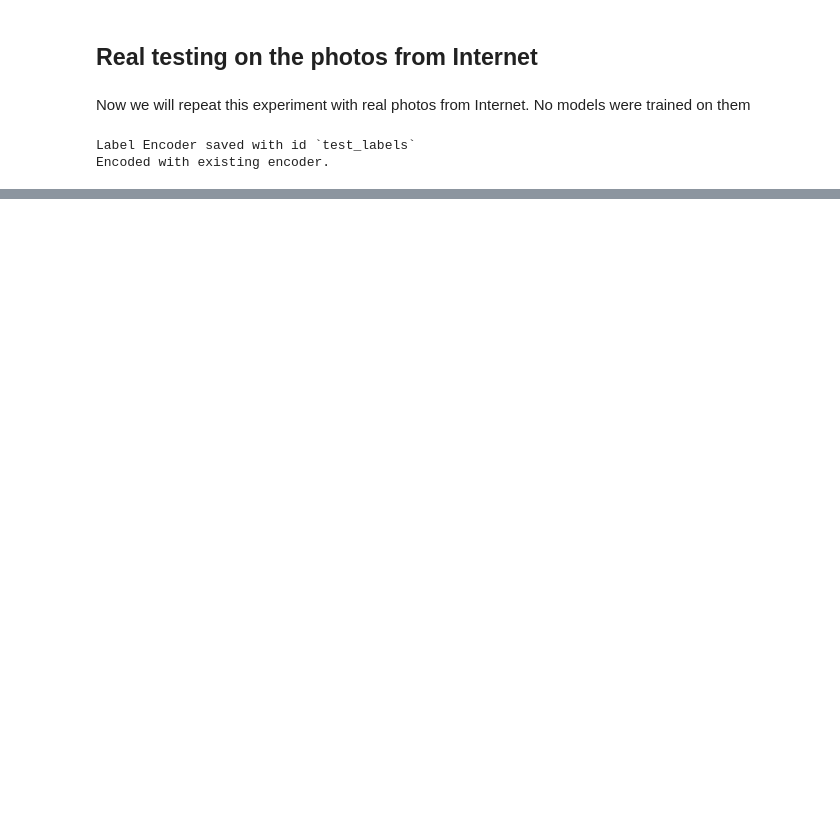
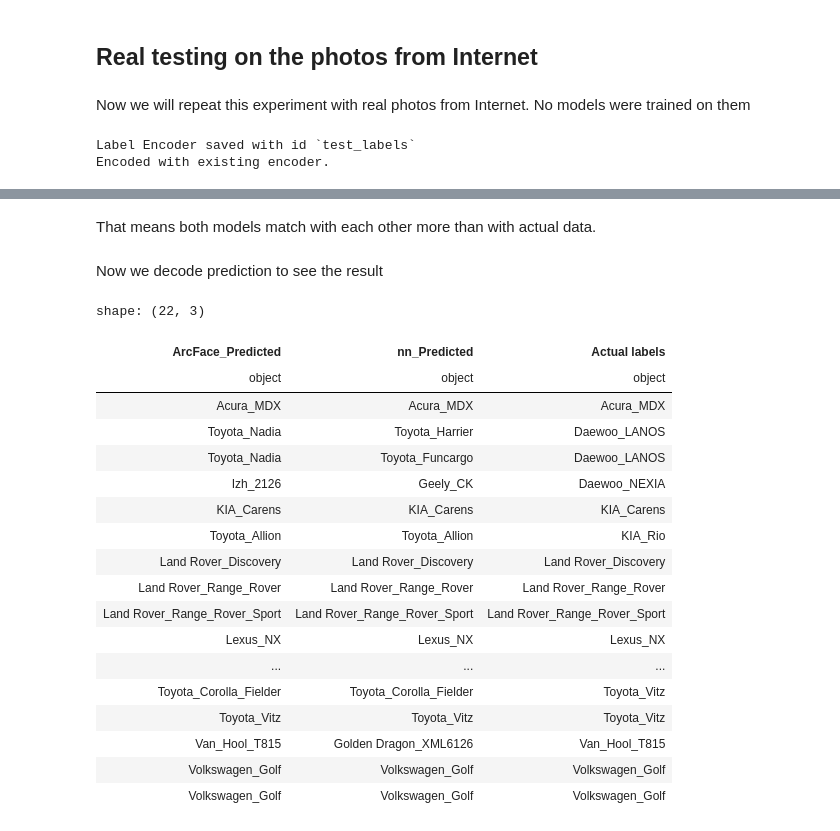
Before and after one commit to car-brand-detection/car-brand-detection, a Jupyter notebook: models/SeameseUltimateClassifier.ipynb, the cells around one changed output, grey strips where cells are left out. Drawn from its saved outputs; the diff is of its cells as text; code cells hidden in the pictures; blank space fills up the shorter version.

```diff
--- a/models/SeameseUltimateClassifier.ipynb
+++ b/models/SeameseUltimateClassifier.ipynb
@@ -686,0 +750,25 @@ shape: (2_775, 2)
+# %%
+@torch.inference_mode()
+def evaluate_arcface_classifier(model, criterion, test_dataloader, device) -> pl.DataFrame:
+    model.eval()  # Set the model to evaluation mode
+    total = 0
+    correct = 0
+    preds = []
+    all_labels = []
+
+    with tqdm(test_dataloader, desc="Evaluation...", unit="batch") as process:
+        for images, labels in process:
+            images = images.to(device)
+            labels = labels.to(device)
+            embeddings = model(images)
+            probabilities = criterion(embeddings, labels)
+            _, predicted = torch.max(probabilities, 1)
+
+            correct += (labels == predicted).int().sum().item()
+            total += labels.size(0)
+            preds.extend(list(predicted.cpu().numpy()))
+            all_labels.extend(list(labels.cpu().numpy()))
+
+    print_highlighted(f"Accuracy is: {correct/total}; F1 score: {f1_score(torch.tensor(all_labels), torch.tensor(preds))}")
+
+    return pl.DataFrame(zip(preds, all_labels), schema=["ArcFace_Predicted", "Actual labels"])
@@ -723,0 +814,2 @@ shape: (11, 2)
+# %%
+knn_prediction = evaluate_models(test_dataloader)
@@ -723,0 +818,2 @@ shape: (11, 2)
+# %%
+arcface_prediction = evaluate_arcface_classifier(model, criterion, test_dataloader, device)
@@ -723,0 +822,2 @@ shape: (11, 2)
+# %%
+total_prediction = pl.concat([arcface_prediction.select(["ArcFace_Predicted"]), knn_prediction], how='horizontal',)
@@ -723,0 +837,28 @@ shape: (11, 2)
+# %% [markdown]
+That means both models match with each other more than with actual data.
+# %% [markdown]
+Now we decode prediction to see the result
+# %%
+(pl.DataFrame(list([
+    apply_label_encoding(total_prediction.select(column), action='decode', encoder_name='test_labels') for column in total_prediction.columns
+]), schema=total_prediction.columns))
+# %% [output]
+shape: (22, 3)
+| ArcFace_Predicted | nn_Predicted | Actual labels |
+| object | object | object |
+| Acura_MDX | Acura_MDX | Acura_MDX |
+| Toyota_Nadia | Toyota_Harrier | Daewoo_LANOS |
+| Toyota_Nadia | Toyota_Funcargo | Daewoo_LANOS |
+| Izh_2126 | Geely_CK | Daewoo_NEXIA |
+| KIA_Carens | KIA_Carens | KIA_Carens |
+| Toyota_Allion | Toyota_Allion | KIA_Rio |
+| Land Rover_Discovery | Land Rover_Discovery | Land Rover_Discovery |
+| Land Rover_Range_Rover | Land Rover_Range_Rover | Land Rover_Range_Rover |
+| Land Rover_Range_Rover_Sport | Land Rover_Range_Rover_Sport | Land Rover_Range_Rover_Sport |
+| Lexus_NX | Lexus_NX | Lexus_NX |
+| ... | ... | ... |
+| Toyota_Corolla_Fielder | Toyota_Corolla_Fielder | Toyota_Vitz |
+| Toyota_Vitz | Toyota_Vitz | Toyota_Vitz |
+| Van_Hool_T815 | Golden Dragon_XML6126 | Van_Hool_T815 |
+| Volkswagen_Golf | Volkswagen_Golf | Volkswagen_Golf |
+| Volkswagen_Golf | Volkswagen_Golf | Volkswagen_Golf |
```
Also changed, not shown: parts of 23 cells of this notebook.
